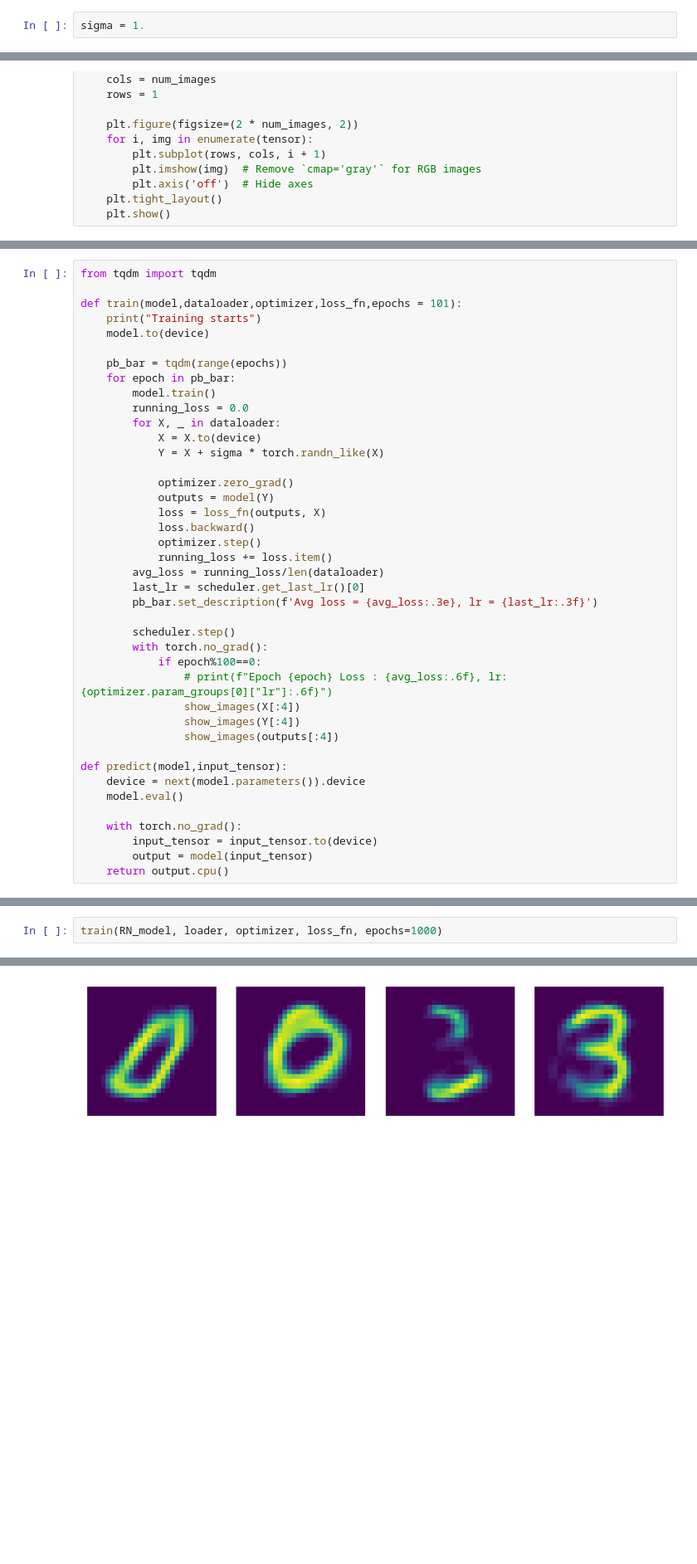
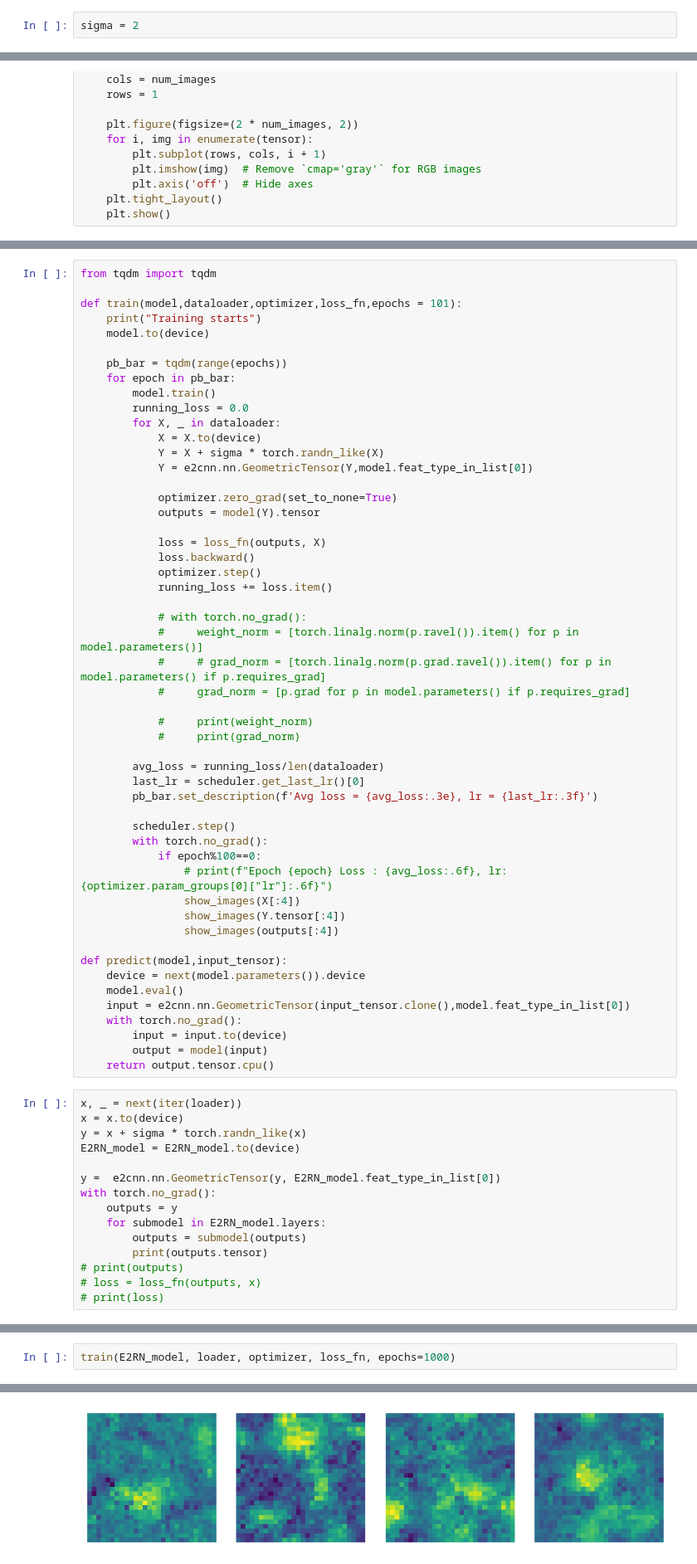
Before and after one commit to bao-do/4thY_internship, a Jupyter notebook: code/Untitled.ipynb, the cells around one changed output, grey strips where cells are left out. Shown at 83% size. Saved outputs shown, nothing was run; the diff lists cells and outputs as text; blank space fills up the shorter version.

```diff
--- a/code/Untitled.ipynb
+++ b/code/Untitled.ipynb
@@ -45,5 +63,5 @@ translated_dataset = torch.stack(translated_dataset).reshape(-1,1,28,28).squeeze
 # %%
-sigma = 1.
+sigma = 2
 # %%
 
 def weights_calculation(x_input,dataset):
@@ -93,13 +205,24 @@ def train(model,dataloader,optimizer,loss_fn,epochs = 101):
         for X, _ in dataloader:
             X = X.to(device)
             Y = X + sigma * torch.randn_like(X)
+            Y = e2cnn.nn.GeometricTensor(Y,model.feat_type_in_list[0])
 
-            optimizer.zero_grad()
-            outputs = model(Y)
+            optimizer.zero_grad(set_to_none=True)
+            outputs = model(Y).tensor
+
             loss = loss_fn(outputs, X)
             loss.backward()
             optimizer.step()
             running_loss += loss.item()
+
+            # with torch.no_grad():
+            #     weight_norm = [torch.linalg.norm(p.ravel()).item() for p in model.parameters()]
+            #     # grad_norm = [torch.linalg.norm(p.grad.ravel()).item() for p in model.parameters() if p.requires_grad]
+            #     grad_norm = [p.grad for p in model.parameters() if p.requires_grad]
+
+            #     print(weight_norm)
+            #     print(grad_norm)
+
         avg_loss = running_loss/len(dataloader)
         last_lr = scheduler.get_last_lr()[0]
         pb_bar.set_description(f'Avg loss = {avg_loss:.3e}, lr = {last_lr:.3f}')
@@ -109,14 +232,29 @@ def train(model,dataloader,optimizer,loss_fn,epochs = 101):
             if epoch%100==0:
                 # print(f"Epoch {epoch} Loss : {avg_loss:.6f}, lr: {optimizer.param_groups[0]["lr"]:.6f}")
                 show_images(X[:4])
-                show_images(Y[:4])
+                show_images(Y.tensor[:4])
                 show_images(outputs[:4])
 
 def predict(model,input_tensor):
     device = next(model.parameters()).device
     model.eval()
-
+    input = e2cnn.nn.GeometricTensor(input_tensor.clone(),model.feat_type_in_list[0])
     with torch.no_grad():
-        input_tensor = input_tensor.to(device)
-        output = model(input_tensor)
-    return output.cpu()
+        input = input.to(device)
+        output = model(input)
+    return output.tensor.cpu()
+# %%
+x, _ = next(iter(loader))
+x = x.to(device)
+y = x + sigma * torch.randn_like(x)
+E2RN_model = E2RN_model.to(device)
+
+y =  e2cnn.nn.GeometricTensor(y, E2RN_model.feat_type_in_list[0])
+with torch.no_grad():
+    outputs = y
+    for submodel in E2RN_model.layers:
+        outputs = submodel(outputs)
+        print(outputs.tensor)
+# print(outputs)
+# loss = loss_fn(outputs, x)
+# print(loss)
@@ -123,4 +279,4 @@ def predict(model,input_tensor):
 # %%
-train(RN_model, loader, optimizer, loss_fn, epochs=1000)
+train(E2RN_model, loader, optimizer, loss_fn, epochs=1000)
 # %% [output]
 Training starts
@@ -135 +291 @@ Training starts
-[figure, old version]
+[figure, new version]
```
Also changed, not shown: parts of 25 cells of this notebook, 2 other files.
